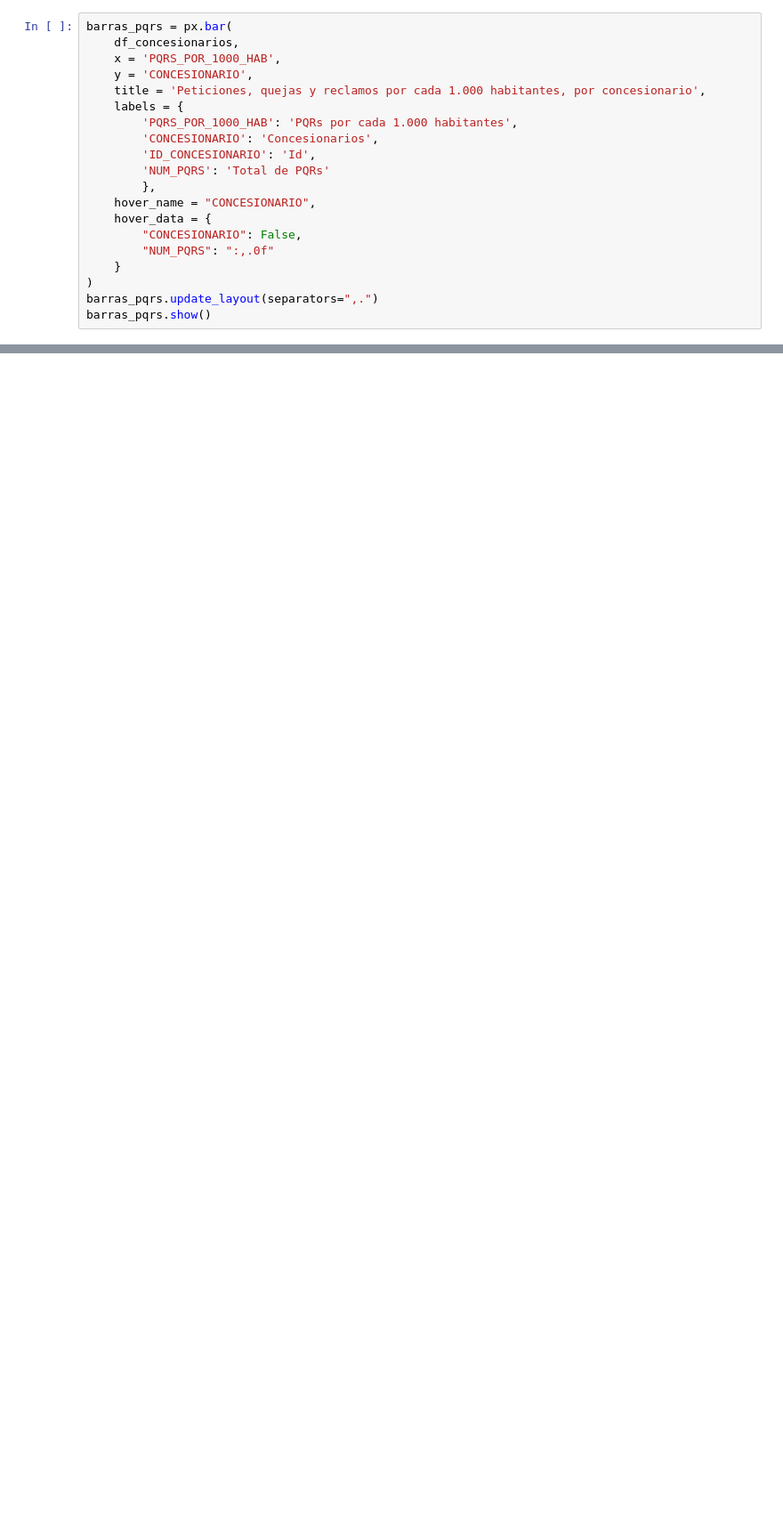
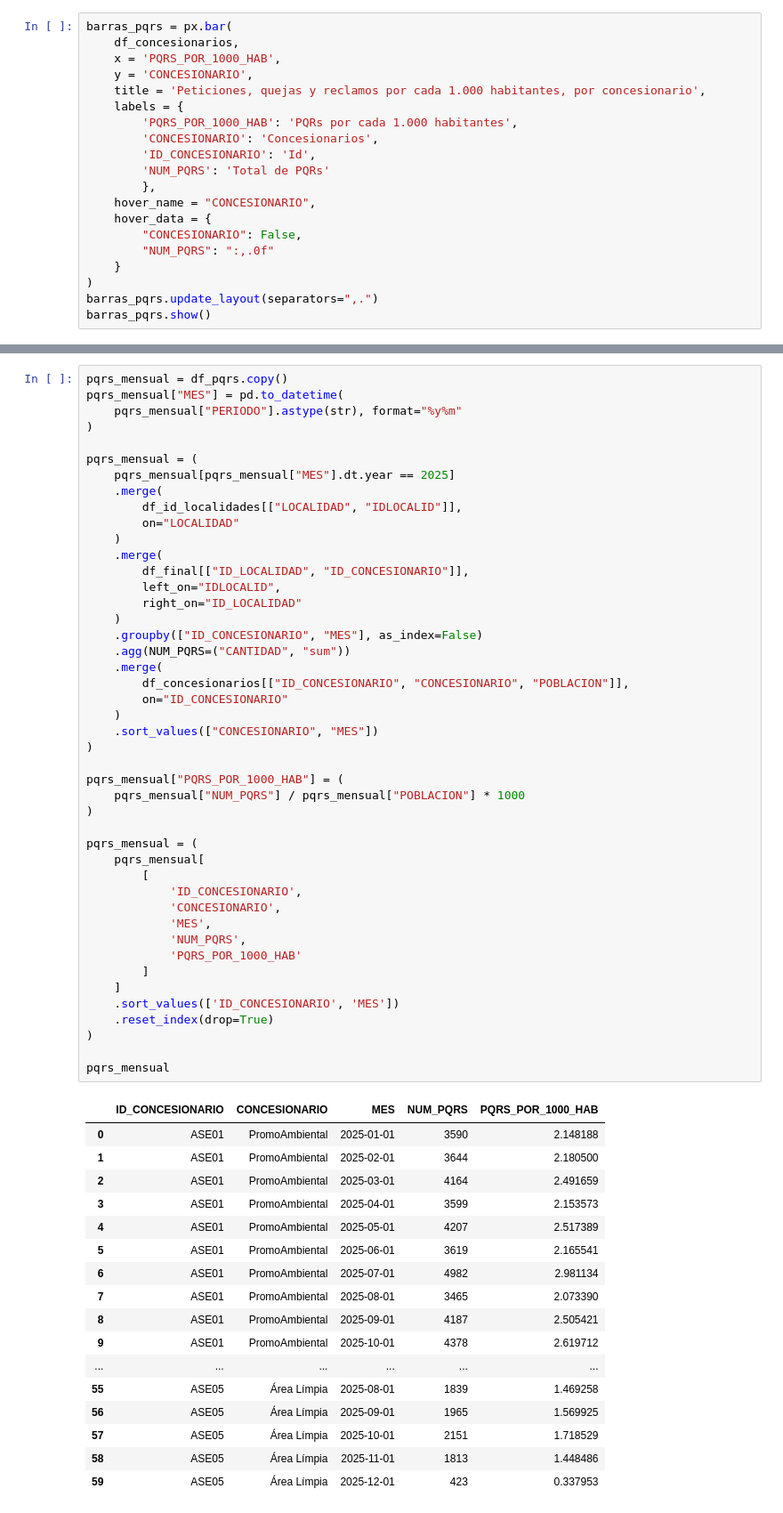
Before and after one commit to Ale92009/DATA1002_Proyecto2, a Jupyter notebook: notebooks/desarrollo.ipynb, the cells around one changed output, grey strips where cells are left out. Shown at 89% size. Saved outputs shown, nothing was run; the diff lists cells and outputs as text; blank space fills up the shorter version.

```diff
--- a/notebooks/desarrollo.ipynb
+++ b/notebooks/desarrollo.ipynb
@@ -795,0 +867,63 @@ barras_pqrs.show()
+# %%
+pqrs_mensual = df_pqrs.copy()
+pqrs_mensual["MES"] = pd.to_datetime(
+    pqrs_mensual["PERIODO"].astype(str), format="%y%m"
+)
+
+pqrs_mensual = (
+    pqrs_mensual[pqrs_mensual["MES"].dt.year == 2025]
+    .merge(
+        df_id_localidades[["LOCALIDAD", "IDLOCALID"]],
+        on="LOCALIDAD"
+    )
+    .merge(
+        df_final[["ID_LOCALIDAD", "ID_CONCESIONARIO"]],
+        left_on="IDLOCALID",
+        right_on="ID_LOCALIDAD"
+    )
+    .groupby(["ID_CONCESIONARIO", "MES"], as_index=False)
+    .agg(NUM_PQRS=("CANTIDAD", "sum"))
+    .merge(
+        df_concesionarios[["ID_CONCESIONARIO", "CONCESIONARIO", "POBLACION"]],
+        on="ID_CONCESIONARIO"
+    )
+    .sort_values(["CONCESIONARIO", "MES"])
+)
+
+pqrs_mensual["PQRS_POR_1000_HAB"] = (
+    pqrs_mensual["NUM_PQRS"] / pqrs_mensual["POBLACION"] * 1000
+)
+
+pqrs_mensual = (
+    pqrs_mensual[
+        [
+            'ID_CONCESIONARIO',
+            'CONCESIONARIO',
+            'MES',
+            'NUM_PQRS',
+            'PQRS_POR_1000_HAB'
+        ]
+    ]
+    .sort_values(['ID_CONCESIONARIO', 'MES'])
+    .reset_index(drop=True)
+)
+
+pqrs_mensual
+# %% [output]
+|  | ID_CONCESIONARIO | CONCESIONARIO | MES | NUM_PQRS | PQRS_POR_1000_HAB |
+| 0 | ASE01 | PromoAmbiental | 2025-01-01 | 3590 | 2.148188 |
+| 1 | ASE01 | PromoAmbiental | 2025-02-01 | 3644 | 2.180500 |
+| 2 | ASE01 | PromoAmbiental | 2025-03-01 | 4164 | 2.491659 |
+| 3 | ASE01 | PromoAmbiental | 2025-04-01 | 3599 | 2.153573 |
+| 4 | ASE01 | PromoAmbiental | 2025-05-01 | 4207 | 2.517389 |
+| 5 | ASE01 | PromoAmbiental | 2025-06-01 | 3619 | 2.165541 |
+| 6 | ASE01 | PromoAmbiental | 2025-07-01 | 4982 | 2.981134 |
+| 7 | ASE01 | PromoAmbiental | 2025-08-01 | 3465 | 2.073390 |
+| 8 | ASE01 | PromoAmbiental | 2025-09-01 | 4187 | 2.505421 |
+| 9 | ASE01 | PromoAmbiental | 2025-10-01 | 4378 | 2.619712 |
+| ... | ... | ... | ... | ... | ... |
+| 55 | ASE05 | Área Límpia | 2025-08-01 | 1839 | 1.469258 |
+| 56 | ASE05 | Área Límpia | 2025-09-01 | 1965 | 1.569925 |
+| 57 | ASE05 | Área Límpia | 2025-10-01 | 2151 | 1.718529 |
+| 58 | ASE05 | Área Límpia | 2025-11-01 | 1813 | 1.448486 |
+| 59 | ASE05 | Área Límpia | 2025-12-01 | 423 | 0.337953 |
```
Also changed, not shown: parts of 5 cells of this notebook, 10 other files.
